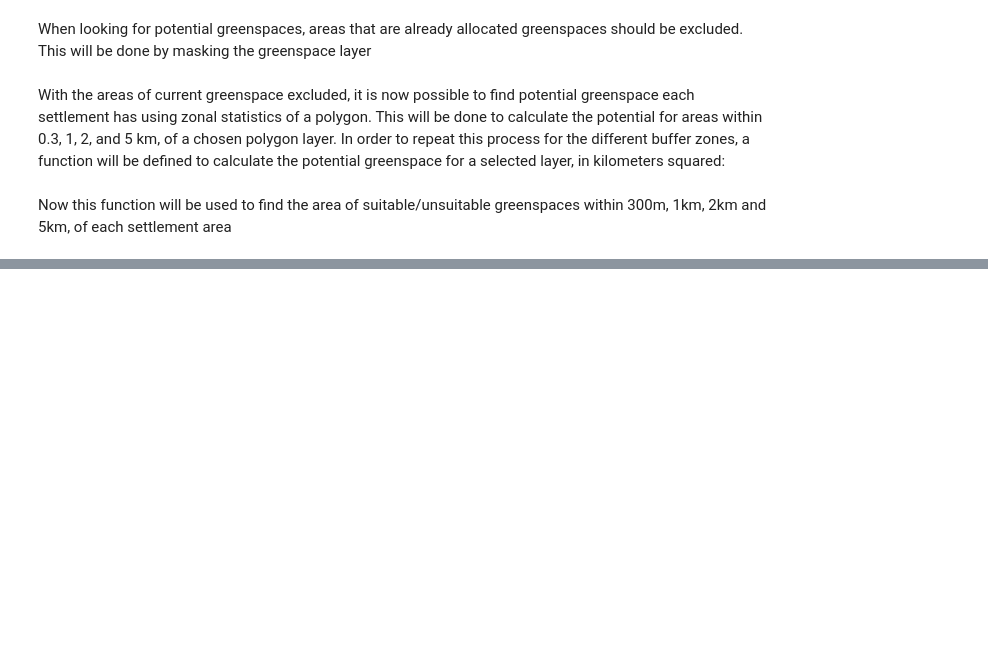
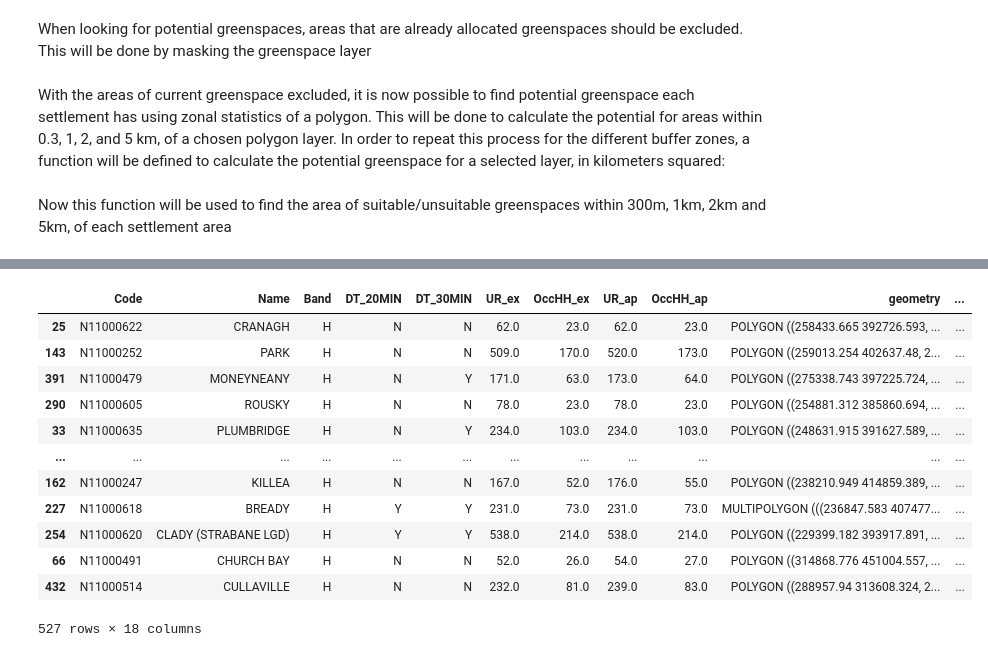
Before and after one commit to Beebop212/Greenspace_project722, a Jupyter notebook: greenspace_project_notebook.ipynb, the cells around one changed output, grey strips where cells are left out. Saved outputs shown, nothing was run; the diff lists cells and outputs as text; code cells hidden in the pictures; blank space fills up the shorter version.

Commit message:
Update greenspace_project_notebook.ipynb
Added some corrections, added code to display top areas with potential green space.

```diff
--- a/greenspace_project_notebook.ipynb
+++ b/greenspace_project_notebook.ipynb
@@ -748,3 +753,19 @@ settlements_merged
+# %%
+settlements_merged.sort_values(by=['Suitable_area_10km'], ascending=False)
+# %% [output]
+|  | Code | Name | Band | DT_20MIN | DT_30MIN | UR_ex | OccHH_ex | UR_ap | OccHH_ap | geometry | ... |
+| 25 | N11000622 | CRANAGH | H | N | N | 62.0 | 23.0 | 62.0 | 23.0 | POLYGON ((258433.665 392726.593, ... | ... |
+| 143 | N11000252 | PARK | H | N | N | 509.0 | 170.0 | 520.0 | 173.0 | POLYGON ((259013.254 402637.48, 2... | ... |
+| 391 | N11000479 | MONEYNEANY | H | N | Y | 171.0 | 63.0 | 173.0 | 64.0 | POLYGON ((275338.743 397225.724, ... | ... |
+| 290 | N11000605 | ROUSKY | H | N | N | 78.0 | 23.0 | 78.0 | 23.0 | POLYGON ((254881.312 385860.694, ... | ... |
+| 33 | N11000635 | PLUMBRIDGE | H | N | Y | 234.0 | 103.0 | 234.0 | 103.0 | POLYGON ((248631.915 391627.589, ... | ... |
+| ... | ... | ... | ... | ... | ... | ... | ... | ... | ... | ... | ... |
+| 162 | N11000247 | KILLEA | H | N | N | 167.0 | 52.0 | 176.0 | 55.0 | POLYGON ((238210.949 414859.389, ... | ... |
+| 227 | N11000618 | BREADY | H | Y | Y | 231.0 | 73.0 | 231.0 | 73.0 | MULTIPOLYGON (((236847.583 407477... | ... |
+| 254 | N11000620 | CLADY (STRABANE LGD) | H | Y | Y | 538.0 | 214.0 | 538.0 | 214.0 | POLYGON ((229399.182 393917.891, ... | ... |
+| 66 | N11000491 | CHURCH BAY | H | N | N | 52.0 | 26.0 | 54.0 | 27.0 | POLYGON ((314868.776 451004.557, ... | ... |
+| 432 | N11000514 | CULLAVILLE | H | N | N | 232.0 | 81.0 | 239.0 | 83.0 | POLYGON ((288957.94 313608.324, 2... | ... |
+527 rows × 18 columns
 # %%
 settlements_pgp_summary = settlements_merged.describe()
 settlements_pgp_summary.to_csv('output_files/settlments_pgp_summary.csv') # export to csv
```
Also changed, not shown: parts of 5 cells of this notebook.
